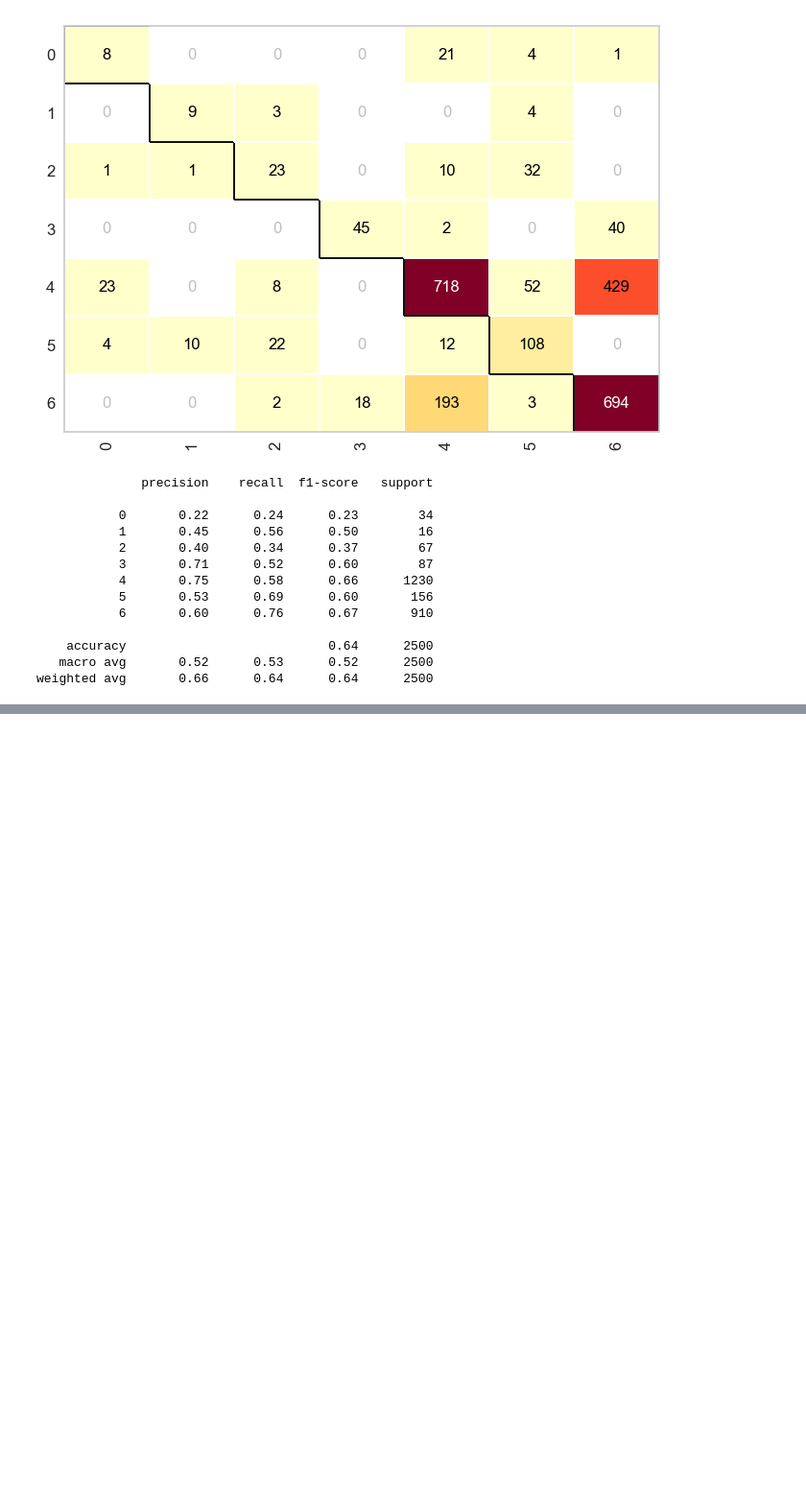
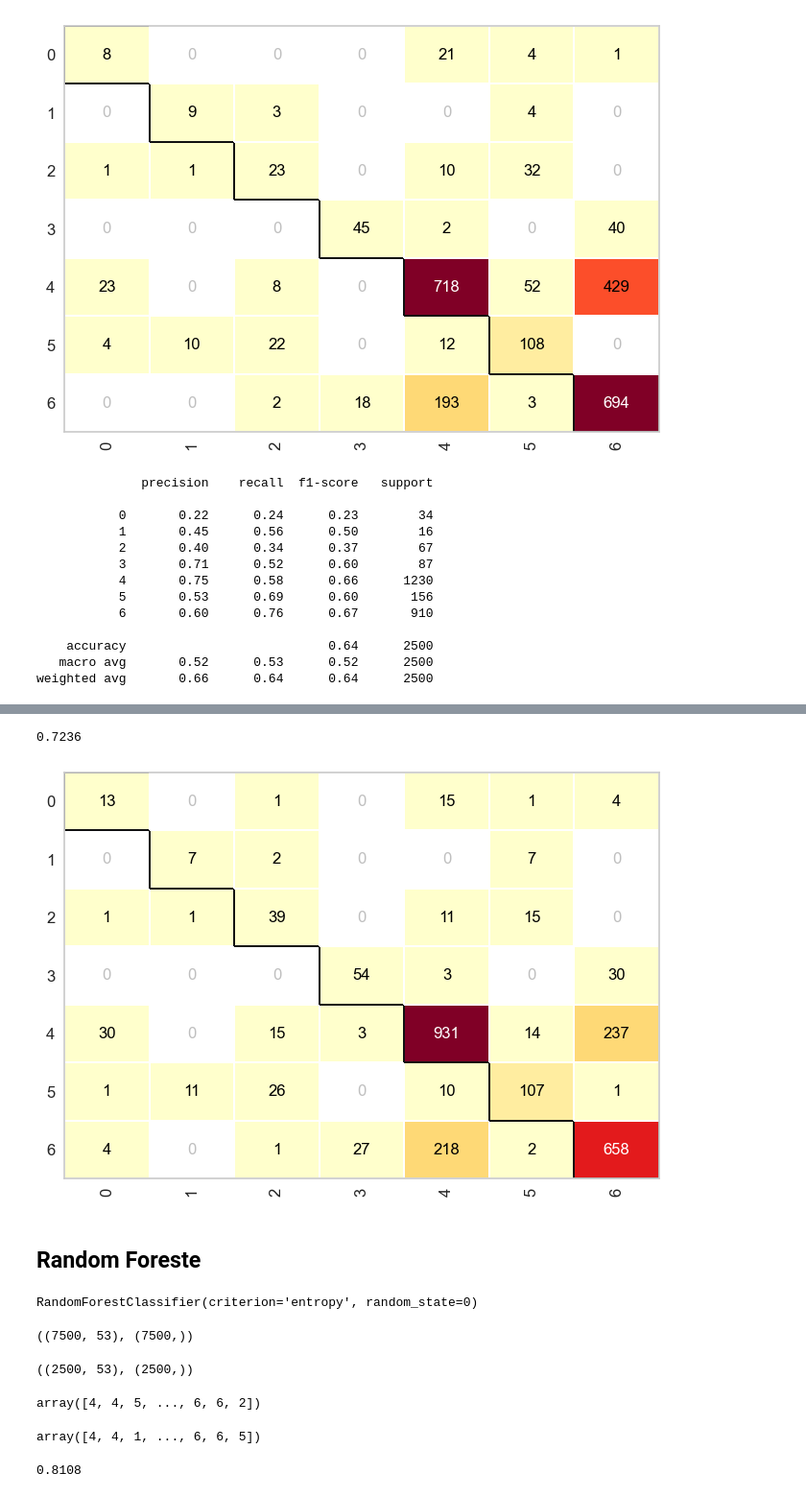
Before and after one commit to Tartacoding/CursoML, a Jupyter notebook: exercicios/exercicioAulaMl.ipynb, the cells around one changed output, grey strips where cells are left out. Shown at 96% size. Cells and saved outputs as stored; diff of their text form; code cells hidden in the pictures; blank space fills up the shorter version.

```diff
--- a/exercicios/exercicio1.1.ipynb
+++ b/exercicios/exercicioAulaMl.ipynb
@@ -365,0 +395,3 @@ weighted avg       0.66      0.64      0.64      2500
+# %%
+with open('cover_type.pkl', 'rb') as f:
+    X_covType_treinamento, y_covType_treinamento, X_covType_teste, y_covType_teste = pickle.load(f)
@@ -365,0 +408,3 @@ weighted avg       0.66      0.64      0.64      2500
+# %%
+tree_classifier = DecisionTreeClassifier(criterion='entropy', random_state=0)
+tree_classifier.fit(X_covType_treinamento, y_covType_treinamento)  # Treina o modelo
@@ -365,0 +442,35 @@ weighted avg       0.66      0.64      0.64      2500
+# %%
+cm= ConfusionMatrix(tree_classifier)
+cm.fit(X_covType_treinamento, y_covType_treinamento)
+cm.score(X_covType_teste, y_covType_teste)
+# %% [output]
+0.7236
+[figure, added]
+# %% [markdown]
+## Random Foreste
+# %%
+random_forest_classifier = RandomForestClassifier( criterion='entropy', random_state=0)
+random_forest_classifier.fit(X_covType_treinamento, y_covType_treinamento)
+# %% [output]
+RandomForestClassifier(criterion='entropy', random_state=0)
+# %%
+X_covType_treinamento.shape, y_covType_treinamento.shape #Tamanho das variaveis de treinamento
+# %% [output]
+((7500, 53), (7500,))
+# %%
+X_covType_teste.shape, y_covType_teste.shape #Tamanho das variave
+# %% [output]
+((2500, 53), (2500,))
+# %%
+y_pred_random = random_forest_classifier.predict(X_covType_teste)
+y_pred_random
+# %% [output]
+array([4, 4, 5, ..., 6, 6, 2])
+# %%
+y_covType_teste
+# %% [output]
+array([4, 4, 1, ..., 6, 6, 5])
+# %%
+accuracy_score(y_covType_teste, y_pred_random)
+# %% [output]
+0.8108
```
Also changed, not shown: parts of 21 cells of this notebook, 2 other files.
